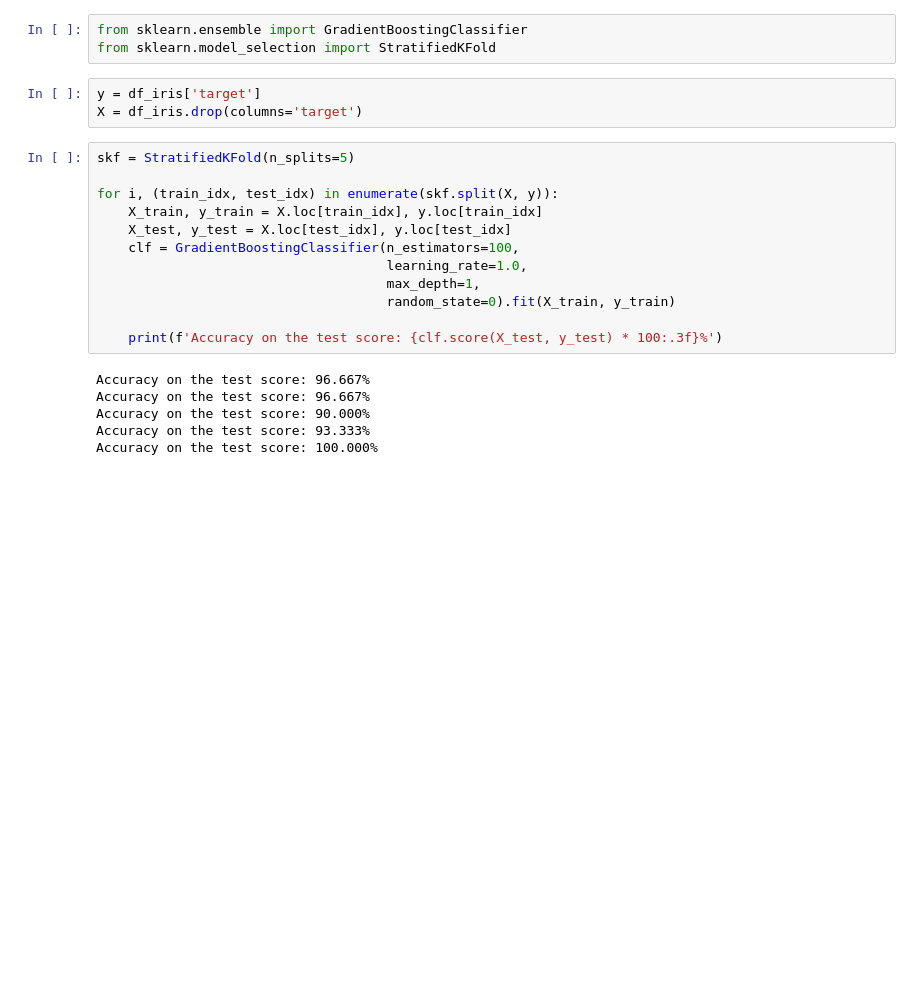
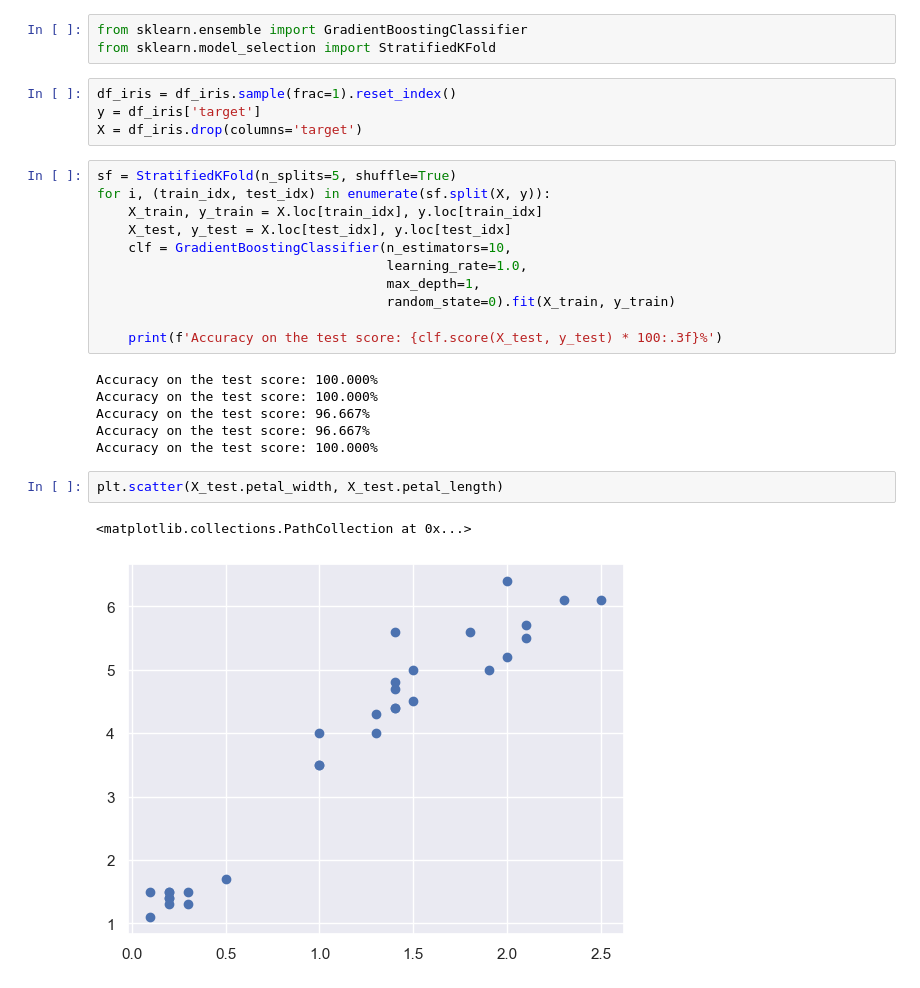
Before and after one commit to JRogul/MachineLearning, a Jupyter notebook: algorithm/algorithms.ipynb, the cells around one changed output. Cells and saved outputs as stored; diff of their text form; blank space fills up the shorter version.

Commit message:
shuffle on dataframe

```diff
--- a/algorithm/algorithms.ipynb
+++ b/algorithm/algorithms.ipynb
@@ -68,23 +68,28 @@ plot_2d('sepal_width', 'sepal_length')
 from sklearn.ensemble import GradientBoostingClassifier
 from sklearn.model_selection import StratifiedKFold
 # %%
+df_iris = df_iris.sample(frac=1).reset_index()
 y = df_iris['target']
 X = df_iris.drop(columns='target')
 # %%
-skf = StratifiedKFold(n_splits=5)
-
-for i, (train_idx, test_idx) in enumerate(skf.split(X, y)):
+sf = StratifiedKFold(n_splits=5, shuffle=True)
+for i, (train_idx, test_idx) in enumerate(sf.split(X, y)):
     X_train, y_train = X.loc[train_idx], y.loc[train_idx]
     X_test, y_test = X.loc[test_idx], y.loc[test_idx]
-    clf = GradientBoostingClassifier(n_estimators=100,
+    clf = GradientBoostingClassifier(n_estimators=10,
                                      learning_rate=1.0,
                                      max_depth=1,
                                      random_state=0).fit(X_train, y_train)
 
     print(f'Accuracy on the test score: {clf.score(X_test, y_test) * 100:.3f}%')
 # %% [output]
+Accuracy on the test score: 100.000%
+Accuracy on the test score: 100.000%
 Accuracy on the test score: 96.667%
 Accuracy on the test score: 96.667%
-Accuracy on the test score: 90.000%
-Accuracy on the test score: 93.333%
 Accuracy on the test score: 100.000%
+# %%
+plt.scatter(X_test.petal_width, X_test.petal_length)
+# %% [output]
+<matplotlib.collections.PathCollection at 0x...>
+[figure, added]
```
